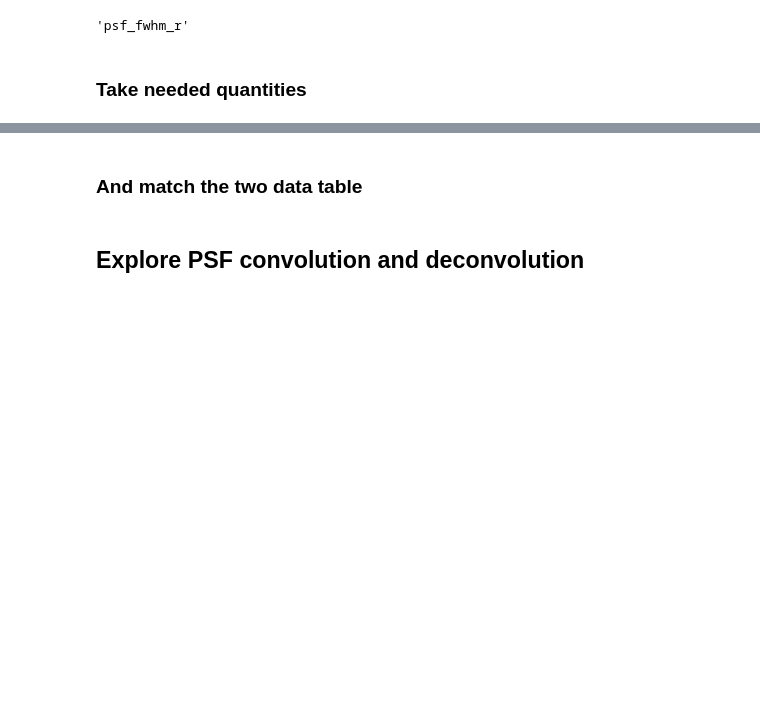
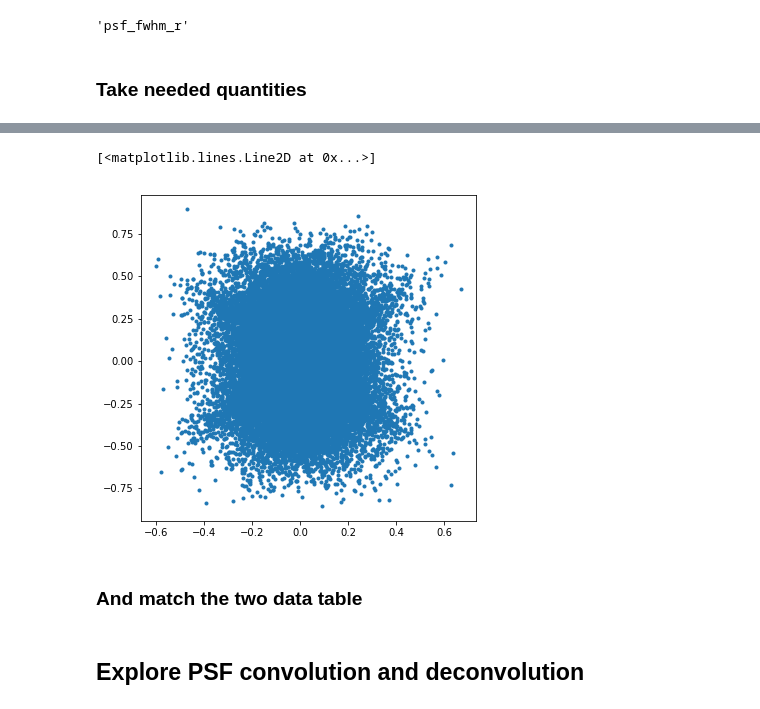
Before and after one commit to BastienArcelin/parameter_estimation, a Jupyter notebook: notebooks/parameter_estimation/dc2_catalog_and_image_deconvolution_galsim_test.ipynb, the cells around one changed output, grey strips where cells are left out. Drawn from its saved outputs; the diff is of its cells as text; code cells hidden in the pictures; blank space fills up the shorter version.

```diff
--- a/notebooks/parameter_estimation/dc2_catalog_and_image_deconvolution_galsim_test.ipynb
+++ b/notebooks/parameter_estimation/dc2_catalog_and_image_deconvolution_galsim_test.ipynb
@@ -105,6 +125,7 @@ quantities = ['galaxy_id', 'ra', 'dec',
               'sersic_disk', 'sersic_bulge',
               'ellipticity_1_disk_true', 'ellipticity_2_disk_true',
               'ellipticity_1_bulge_true', 'ellipticity_2_bulge_true',
+              'morphology/spheroidEllipticity2',
               'size_disk_true', 'size_bulge_true',
               'bulge_to_total_ratio_i',
               'morphology/diskHalfLightRadiusArcsec',
@@ -113,3 +134,27 @@ quantities = ['galaxy_id', 'ra', 'dec',
 
 truth_data = gc.get_quantities(quantities, filters=truth_mag_filters+pos_filters,
                                       native_filters=native_filter)
+# %%
+## Compute lensed ellipticities from shear and
+def calc_lensed_ellipticity_1(es1, es2, gamma1, gamma2, kappa):
+    gamma = gamma1 + gamma2*1j # shear (as a complex number)
+    es =  es1 + es2*1j # intrinsic ellipticity (as a complex number)
+    g = gamma / (1.0 - kappa) # reduced shear
+    e = (es + g) / (1.0 + g.conjugate()*es) # lensed ellipticity
+    return np.real(e)
+
+def calc_lensed_ellipticity_2(es1, es2, gamma1, gamma2, kappa):
+    gamma = gamma1 + gamma2*1j # shear (as a complex number)
+    es =   es1 + es2*1j # intrinsic ellipticity (as a complex number)
+    g = gamma / (1.0 - kappa) # reduced shear
+    e = (es + g) / (1.0 + g.conjugate()*es) # lensed ellipticity
+    return np.imag(e)
+
+def calc_lensed_ellipticity(es1, es2, gamma1, gamma2, kappa):
+    gamma = gamma1 + gamma2*1j # shear (as a complex number)
+    es =   es1 + es2*1j # intrinsic ellipticity (as a complex number)
+    g = gamma / (1.0 - kappa) # reduced shear
+    e = (es + g) / (1.0 + g.conjugate()*es) # lensed ellipticity
+    return np.absolute(e)
+
+ellipticity_conversion = lambda e: 2*e / (1.0+ellipticity[:len(e)]*ellipticity[:len(e)])
@@ -116,3 +163,22 @@ truth_data = gc.get_quantities(quantities, filters=truth_mag_filters+pos_filters
+# %%
+ell_1 = np.array(truth_data['ellipticity_1_true'])
+ell_2 = np.array(truth_data['ellipticity_2_true'])
+shear_1 = np.array(truth_data['shear_1'])
+shear_2 = np.array(truth_data['shear_2'])
+convergence = np.array(truth_data['convergence'])
+
+
+ellipticity = calc_lensed_ellipticity(-ell_1, ell_2, shear_1, shear_2, convergence)
+ellipticity_conversion = lambda e: 2*e / (1.0+ellipticity[:len(e)]*ellipticity[:len(e)])
+
+e1 = ellipticity_conversion(calc_lensed_ellipticity_1(-ell_1, ell_2, shear_1, shear_2, convergence))
+e2 = ellipticity_conversion(calc_lensed_ellipticity_2(-ell_1, ell_2, shear_1, shear_2, convergence))
+e2 = calc_lensed_ellipticity_2(ell_1, ell_2, shear_1, shear_2, convergence)
+# %%
+plt.plot(truth_data['morphology/spheroidEllipticity2'], e2, '.')
+# %% [output]
+[<matplotlib.lines.Line2D at 0x...>]
+[figure, added]
 # %% [markdown]
 ### And match the two data table
 # %%
```
Also changed, not shown: parts of 4 cells of this notebook, 14 other files.
